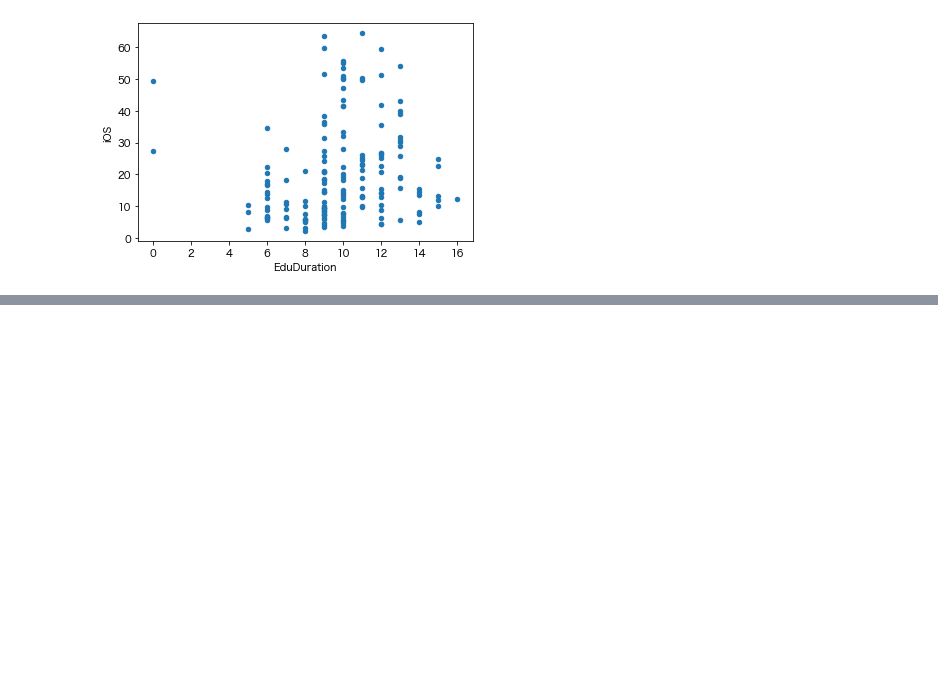
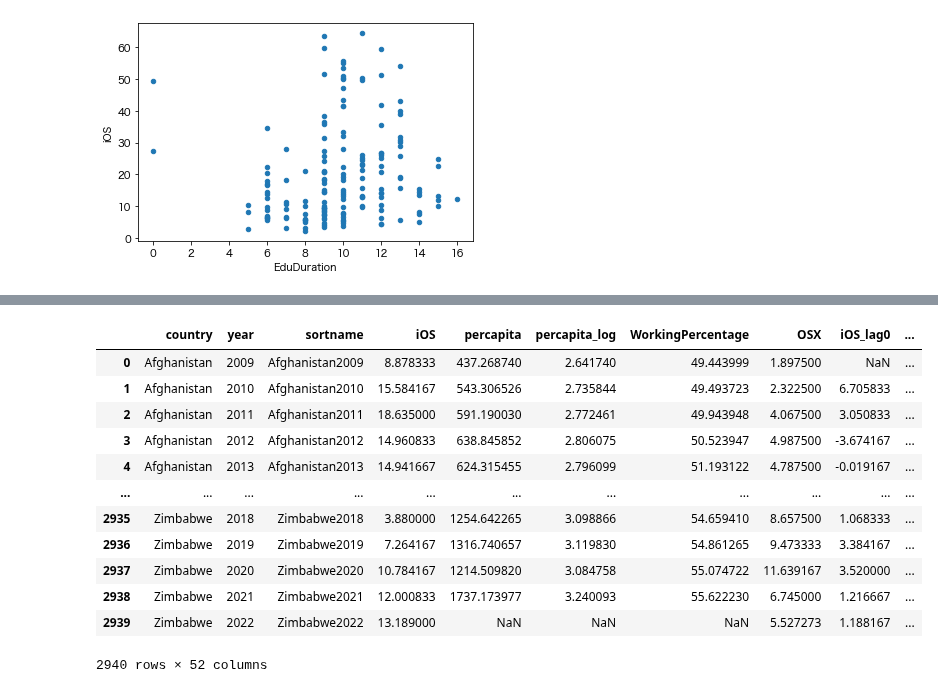
Before and after one commit to kkikrym/graduation_thesis, a Jupyter notebook: analysis.ipynb, the cells around one changed output, grey strips where cells are left out. Saved outputs shown, nothing was run; the diff lists cells and outputs as text; code cells hidden in the pictures; blank space fills up the shorter version.

```diff
--- a/analysis.ipynb
+++ b/analysis.ipynb
@@ -154,6 +154,7 @@ df = pd.read_csv("wb_1212.csv")
 df = df.sort_values(["country","year"])
 
 # 一人当たりGDP・人口密度対数化
+df["percapita"] = df["gdp"] / df["population"]
 df["percapita_log"] = np.log10(df["gdp"] / df["population"] +1)
 df["population_log"] = np.log10(df["population"] +1)
 df["density"] = np.log10(df["LandArea"] / df["population"]+1)
@@ -211,8 +212,9 @@ data
 #formula = "iOS ~ gdp + population + LandArea + UrbanPopulation + ChildPercentage + WorkingPercentage"
 #data = data.dropna()
 print(len(data))
-formula = "iOS ~ percapita_log + WorkingPercentage + OSX + island + LangCount + EthnicCount + ReliCount + NonReli"
+formula = "iOS ~ percapita_log + OSX + island + LangCount + EthnicCount + ReliCount + NonReli"
 res = ols(formula, data=data).fit()
-print(res.summary())
+with open("result1213.csv", "w") as f:
+    f.write(res.summary().as_csv())
 # %% [output]
 210
@@ -251,7 +220,0 @@ panel = pd.concat([
-# %%
-#formula = "iOS ~ gdp + population + LandArea + UrbanPopulation + ChildPercentage + WorkingPercentage"
-#data = data.dropna()
-print(len(data))
-formula = "iOS ~ percapita_log + WorkingPercentage + OSX + island + LangCount + EthnicCount + ReliCount + NonReli"
-res = ols(formula, data=data).fit()
-print(res.summary())
@@ -257,0 +448,48 @@ print(res.summary())
+# %%
+#----------------------------------------------------------------------------------------------------------------------------------------------------------------
+# パネル 年ごと
+#----------------------------------------------------------------------------------------------------------------------------------------------------------------
+
+names={
+    "iOS":"iOS_lag0",
+    "OSX":"OSX_lag0",
+    "percapita_log":"percapita_log_lag0",
+    "WorkingPercentage":"WorkingPercentage_lag0",
+}
+
+panel = pd.concat([
+        df[["country","year","sortname","iOS","percapita","percapita_log","WorkingPercentage","OSX"]],
+        #df.groupby("country")[["iOS", "OSX", "percapita_log", "WorkingPercentage"]].diff().rename(columns = names)
+        df.groupby("country")[["iOS", "OSX", "percapita_log", "WorkingPercentage"]].diff().rename(columns = names)
+    ],axis=1)
+
+def take_lag(df,dic,lag):
+    return df.groupby("country")[list(dic.keys())].shift(lag).rename(columns = dic)
+
+for i in range(1,11):
+    names = {
+        "iOS_lag%s"%(i-1) : "iOS_lag%s"%i,
+        "OSX_lag%s"%(i-1): "OSX_lag%s"%i,
+        "WorkingPercentage_lag%s"%(i-1): "WorkingPercentage_lag%s"%i,
+        "percapita_log_lag%s"%(i-1): "percapita_log_lag%s"%i
+    }
+    panel = pd.concat([
+        panel,
+        take_lag(panel, names, i)
+    ],axis=1)
+
+panel
+# %% [output]
+|  | country | year | sortname | iOS | percapita | percapita_log | WorkingPercentage | OSX | iOS_lag0 | ... |
+| 0 | Afghanistan | 2009 | Afghanistan2009 | 8.878333 | 437.268740 | 2.641740 | 49.443999 | 1.897500 | NaN | ... |
+| 1 | Afghanistan | 2010 | Afghanistan2010 | 15.584167 | 543.306526 | 2.735844 | 49.493723 | 2.322500 | 6.705833 | ... |
+| 2 | Afghanistan | 2011 | Afghanistan2011 | 18.635000 | 591.190030 | 2.772461 | 49.943948 | 4.067500 | 3.050833 | ... |
+| 3 | Afghanistan | 2012 | Afghanistan2012 | 14.960833 | 638.845852 | 2.806075 | 50.523947 | 4.987500 | -3.674167 | ... |
+| 4 | Afghanistan | 2013 | Afghanistan2013 | 14.941667 | 624.315455 | 2.796099 | 51.193122 | 4.787500 | -0.019167 | ... |
+| ... | ... | ... | ... | ... | ... | ... | ... | ... | ... | ... |
+| 2935 | Zimbabwe | 2018 | Zimbabwe2018 | 3.880000 | 1254.642265 | 3.098866 | 54.659410 | 8.657500 | 1.068333 | ... |
+| 2936 | Zimbabwe | 2019 | Zimbabwe2019 | 7.264167 | 1316.740657 | 3.119830 | 54.861265 | 9.473333 | 3.384167 | ... |
+| 2937 | Zimbabwe | 2020 | Zimbabwe2020 | 10.784167 | 1214.509820 | 3.084758 | 55.074722 | 11.639167 | 3.520000 | ... |
+| 2938 | Zimbabwe | 2021 | Zimbabwe2021 | 12.000833 | 1737.173977 | 3.240093 | 55.622230 | 6.745000 | 1.216667 | ... |
+| 2939 | Zimbabwe | 2022 | Zimbabwe2022 | 13.189000 | NaN | NaN | NaN | 5.527273 | 1.188167 | ... |
+2940 rows × 52 columns
```
Also changed, not shown: parts of 11 cells of this notebook, 1 other file.
